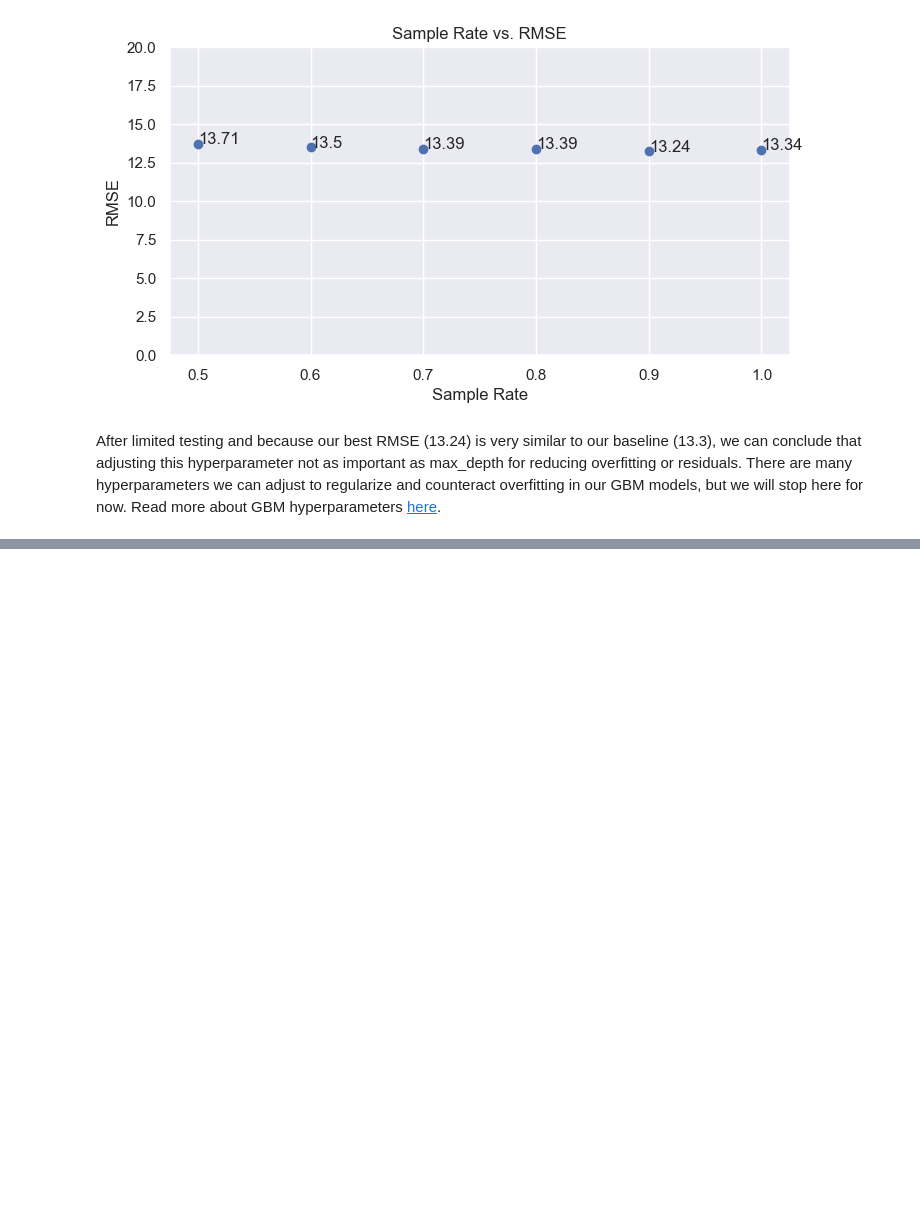
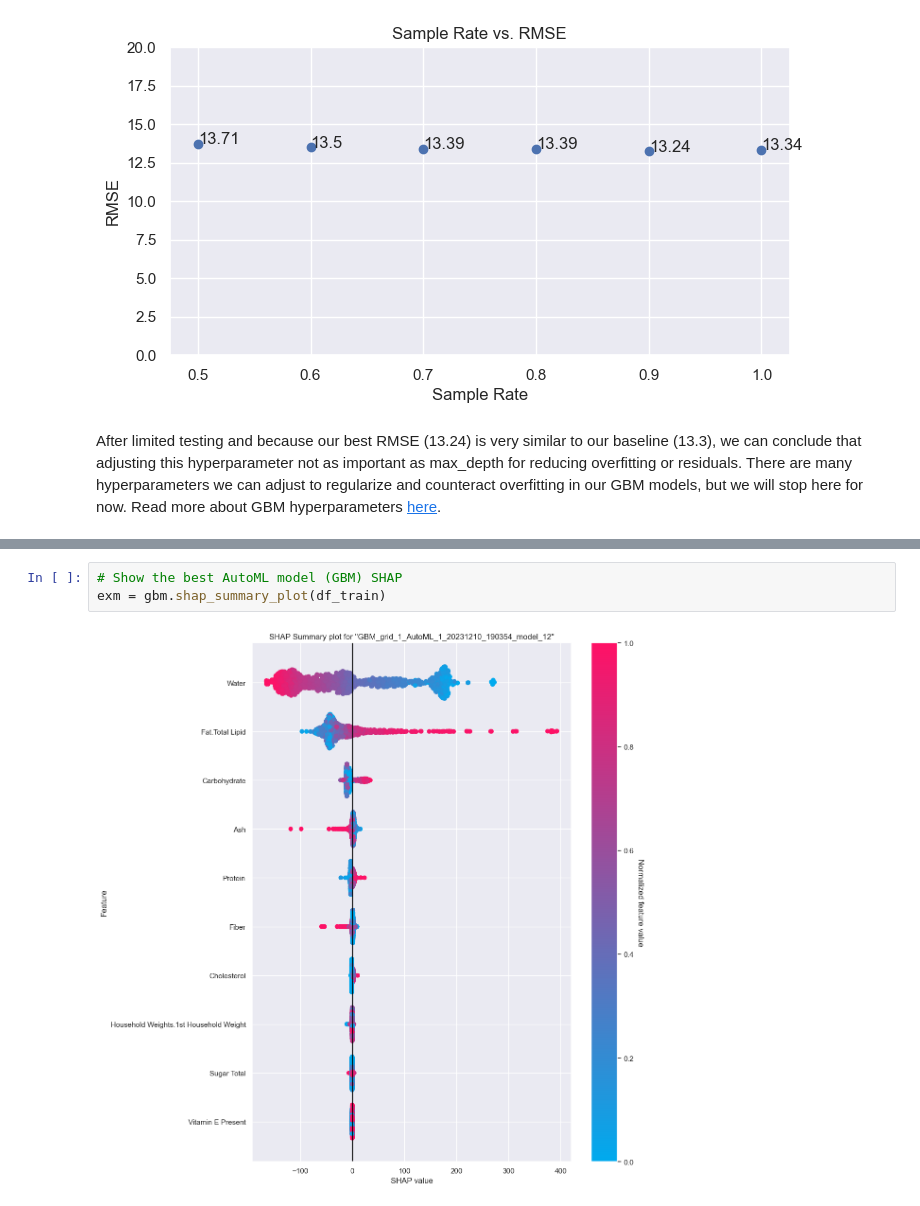
Before and after one commit to vishnuraosharma/exploratory-data-analysis, a Jupyter notebook: Kcal Predictions/Exploring Nutrient Data to Predict Kilocalories.ipynb, the cells around one changed output, grey strips where cells are left out. Saved outputs shown, nothing was run; the diff lists cells and outputs as text; blank space fills up the shorter version.

```diff
--- a/Kcal Predictions/Exploring Nutrient Data to Predict Kilocalories.ipynb
+++ b/Kcal Predictions/Exploring Nutrient Data to Predict Kilocalories.ipynb
@@ -964,0 +1019,5 @@ Variable Importances:
+# %%
+# Show the best AutoML model (GBM) SHAP
+exm = gbm.shap_summary_plot(df_train)
+# %% [output]
+[figure, added]
```
Also changed, not shown: parts of 30 cells of this notebook.
